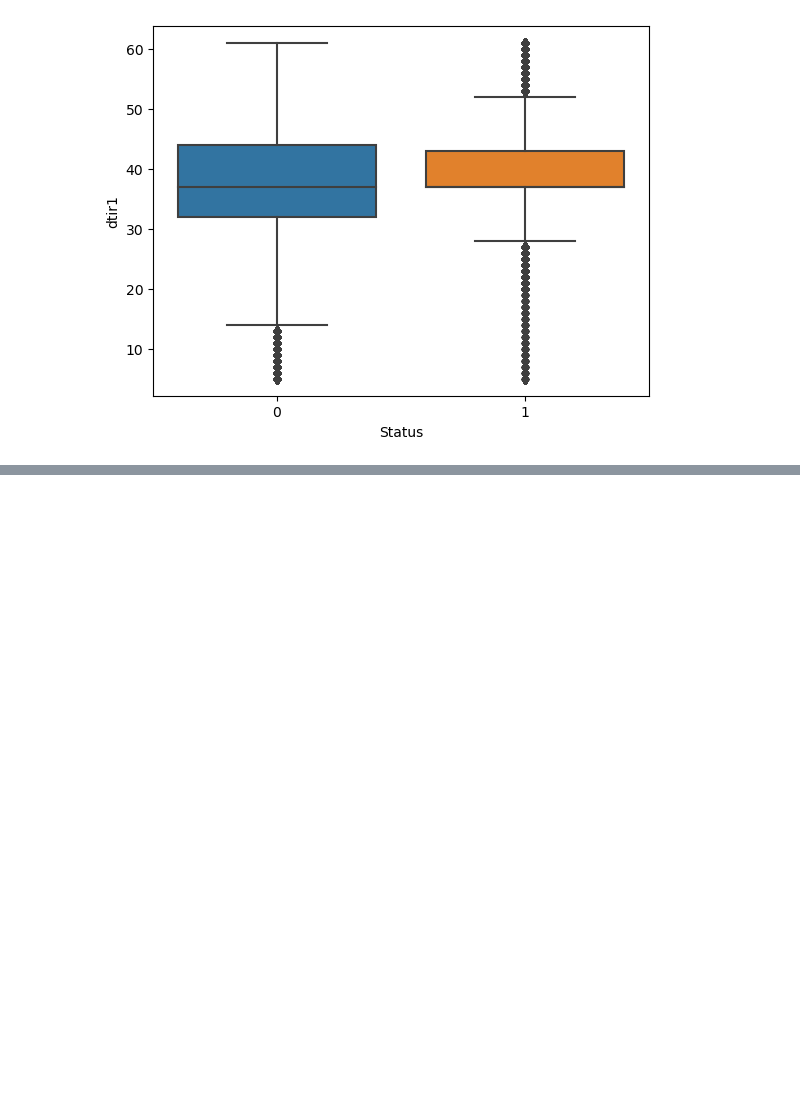
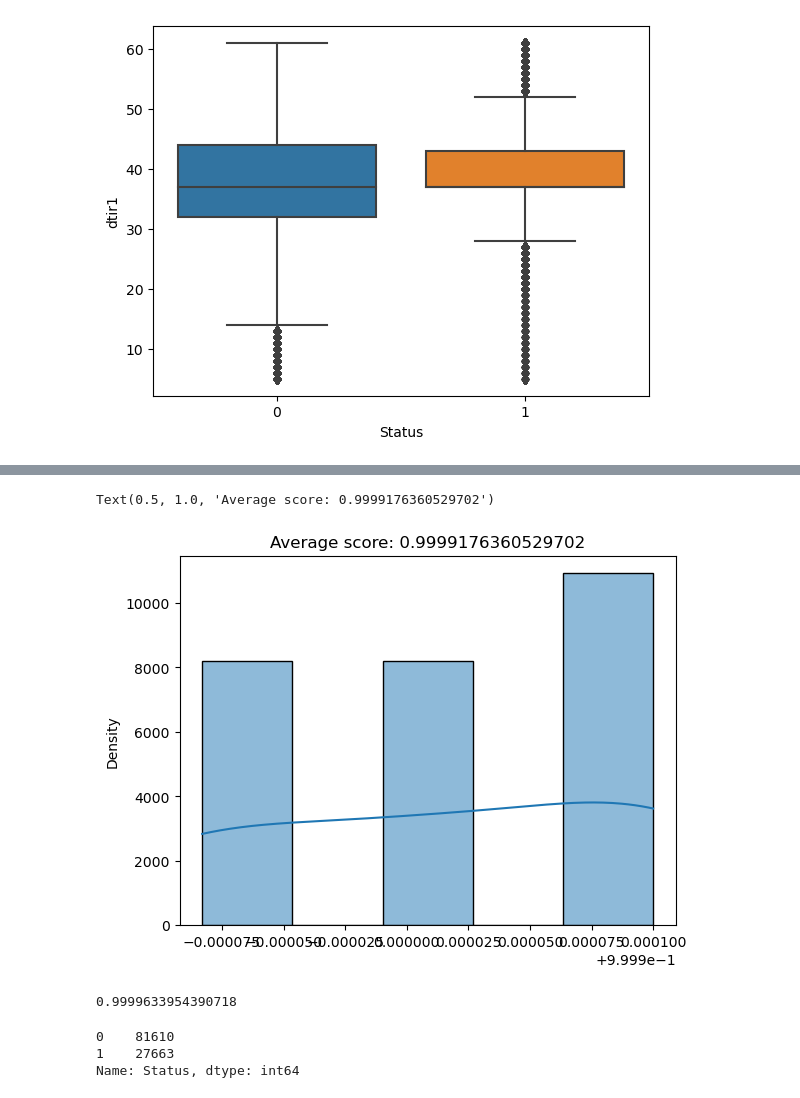
Before and after one commit to RagnOh/ProgettoMLDM, a Jupyter notebook: Decision_tree/Dataview.ipynb, the cells around one changed output, grey strips where cells are left out. Cells and saved outputs as stored; diff of their text form; code cells hidden in the pictures; blank space fills up the shorter version.

```diff
--- a/Decision_tree/Dataview.ipynb
+++ b/Decision_tree/Dataview.ipynb
@@ -335,0 +363,19 @@ data.to_csv('/Users/ragno/Documents/Progetti/Mldm/ProgettoMLDM/Dataset/dataset_c
+# %%
+features_inutili=['term','loan_limit','Region','approv_in_adv','Credit_Worthiness','total_units','interest_only','Secured_by','construction_type','Security_Type','open_credit']
+
+train_data=x_train.drop(features_inutili,axis=1)
+test_data=x_test.drop(features_inutili,axis=1)
+
+from sklearn.tree import DecisionTreeClassifier
+
+tree_clf = DecisionTreeClassifier(criterion='log_loss', min_samples_split=4,random_state=42)
+tree_clf.fit(train_data, y_train)
+
+from sklearn.model_selection import cross_val_score
+
+cv_scores = cross_val_score(
+    tree_clf, train_data, y_train, cv=10, scoring="accuracy", verbose=1, n_jobs=-1
+)
+sns.histplot(cv_scores, kde=True, stat="density")
+plt.title("Average score: {}".format(np.mean(cv_scores)))
+# %% [output]
@@ -335,0 +384,15 @@ data.to_csv('/Users/ragno/Documents/Progetti/Mldm/ProgettoMLDM/Dataset/dataset_c
+Text(0.5, 1.0, 'Average score: 0.9999176360529702')
+[figure, added]
+# %%
+tree_clf = DecisionTreeClassifier(max_depth=20, random_state=42)
+tree_clf.fit(train_data, y_train)
+
+tree_clf.score(test_data, y_test)
+# %% [output]
+0.9999633954390718
+# %%
+y_train.value_counts()
+# %% [output]
+0    81610
+1    27663
+Name: Status, dtype: int64
```
Also changed, not shown: parts of 7 cells of this notebook, 2 other files.
